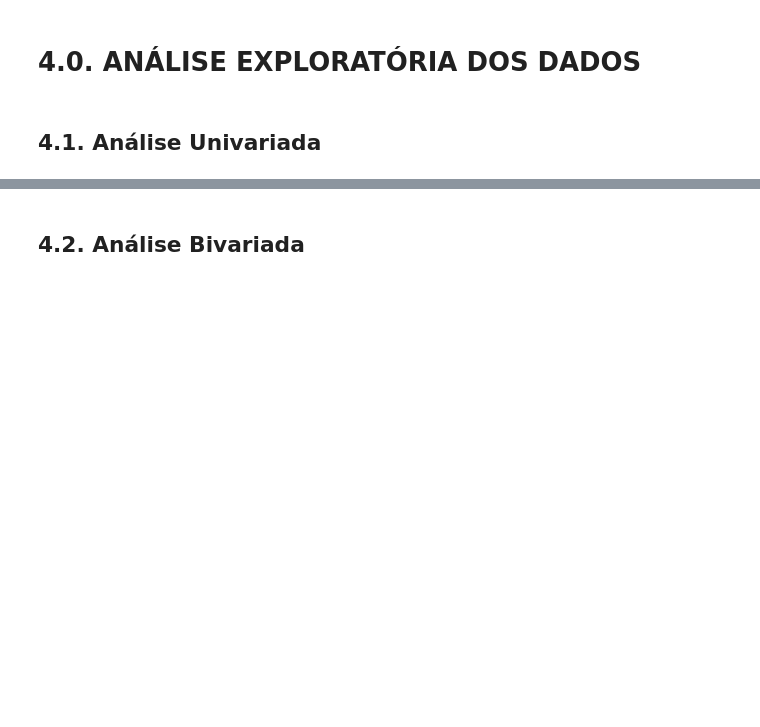
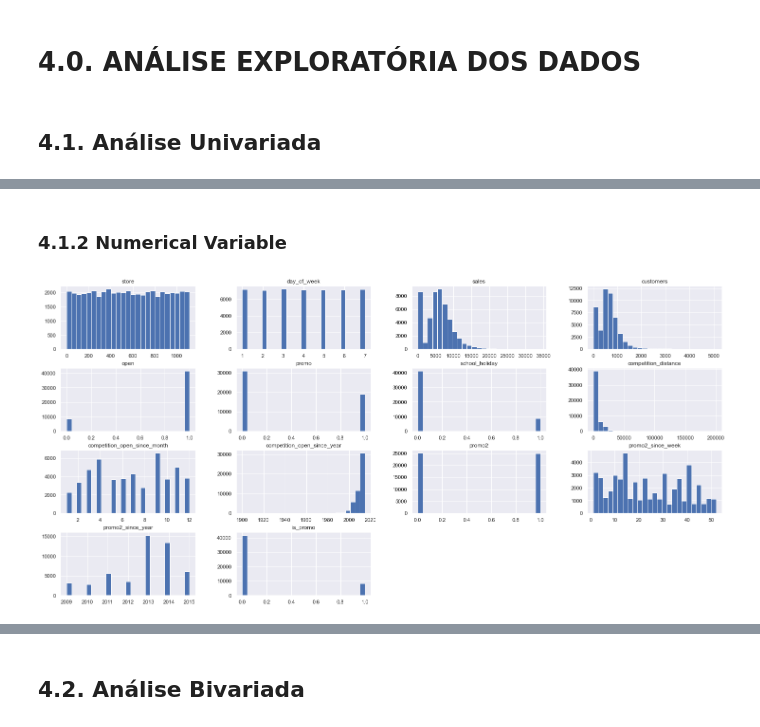
Before and after one commit to fmatholiveira/rossmann-store-sales, a Jupyter notebook: notebooks/m04_v01_store_sales_prediction.ipynb, the cells around one changed output, grey strips where cells are left out. Cells and saved outputs as stored; diff of their text form; code cells hidden in the pictures; blank space fills up the shorter version.

```diff
--- a/notebooks/m04_v01_store_sales_prediction.ipynb
+++ b/notebooks/m04_v01_store_sales_prediction.ipynb
@@ -455,0 +462,6 @@ df4 = df3.copy()
+# %% [markdown]
+### 4.1.2 Numerical Variable
+# %%
+num_attributes.hist(bins=25);
+# %% [output]
+[figure, added]
```
Also changed, not shown: parts of 14 cells of this notebook.
